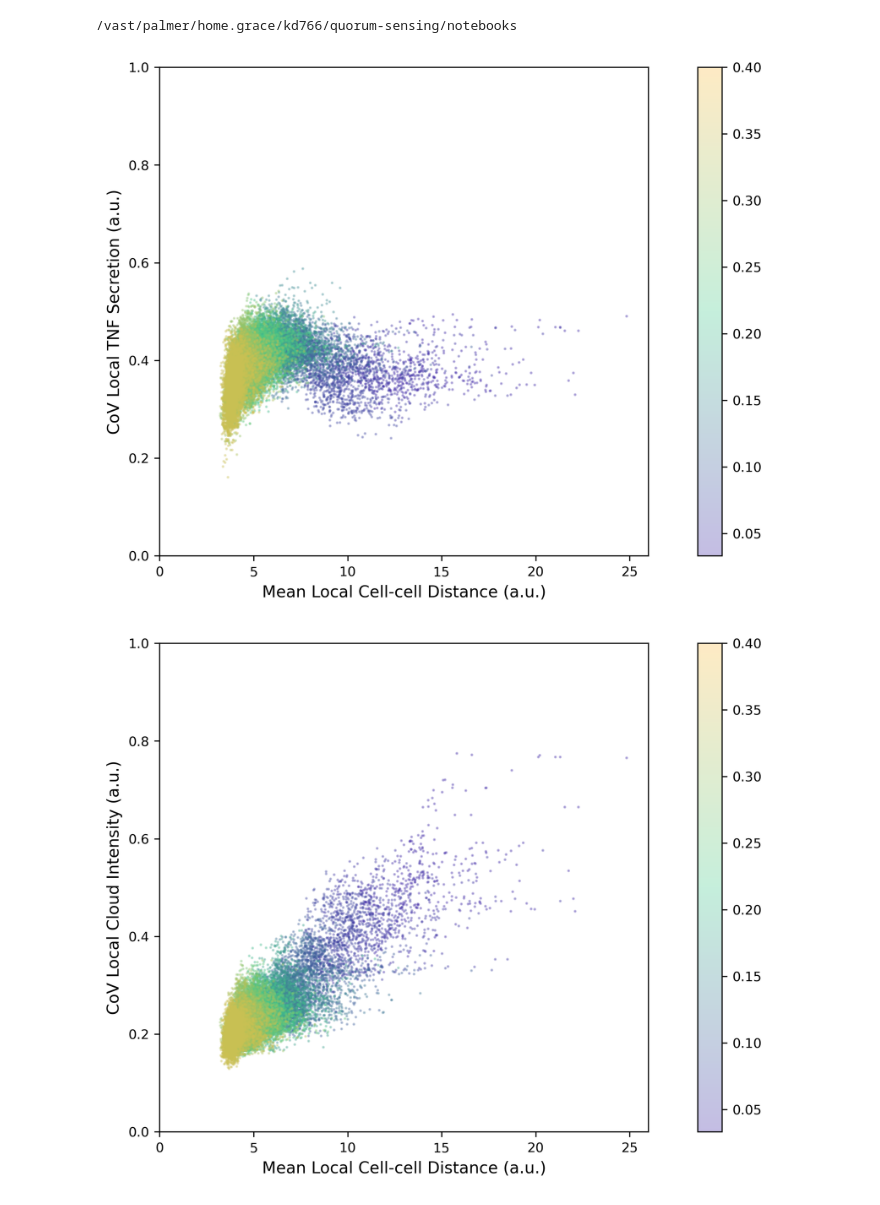
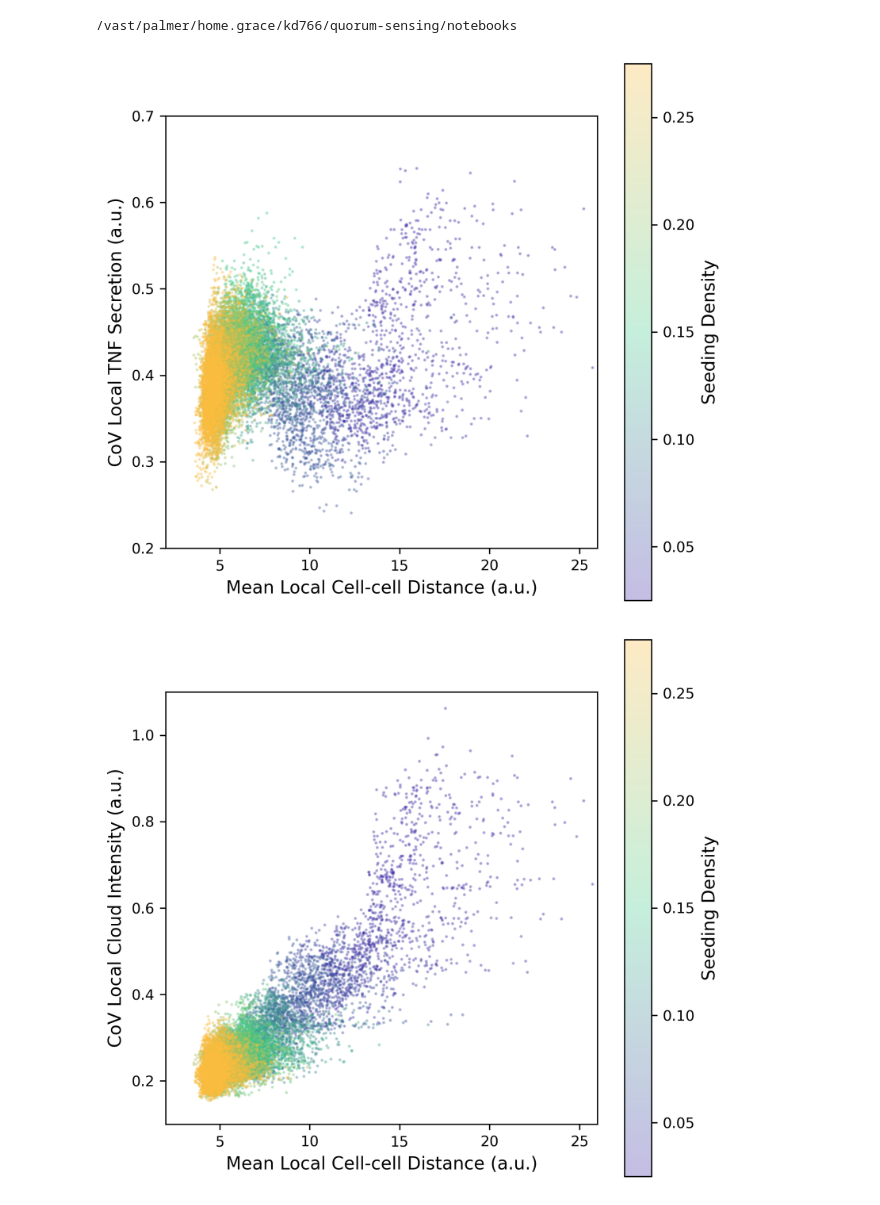
Before and after one commit to karthik-d/quorum-sensing-network, a Jupyter notebook: notebooks/cov_v_dist.ipynb, the cells around one changed output. Cells and saved outputs as stored; diff of their text form; code cells hidden in the pictures.

Commit message:
fix cov dist plots

```diff
--- a/notebooks/cov_v_dist.ipynb
+++ b/notebooks/cov_v_dist.ipynb
@@ -291,35 +291,35 @@ def plot_local_trends(feedback_str, levels_overlay_fig, cloud_overlay_fig, n_nei
         cloud_overlay_idx += 1 if cloud_overlayed else 0
 
     plot.figure(levels_overlay_fig)
-    plot.colorbar(levels_overlay)
-    levels_ax.set_xlim([0, 26])
-    levels_ax.set_ylim([-0.1, 1])
+    plot.colorbar(levels_overlay, label="Seeding Density", location='right')
 
     plot.figure(cloud_overlay_fig)
-    plot.colorbar(cloud_overlay)
-    cloud_ax.set_xlim([0, 26])
-    cloud_ax.set_ylim([-0.1, 1])
+    plot.colorbar(cloud_overlay, label="Seeding Density", location='right')
 # %%
 # select some densities to overlay on a single plot.
 # strings must match how they occur in the filename.
-levels_overlay_densities_l = ["0.0333", "0.05", "0.0667", "0.1", "0.125", "0.15",
-	"0.175", "0.2", "0.225", "0.25", "0.275", "0.30", "0.325", "0.35", "0.375", "0.40"]
-cloud_overlay_densities_l = ["0.0333", "0.05", "0.0667", "0.1", "0.125", "0.15",
-	"0.175", "0.2", "0.225", "0.25", "0.275", "0.30", "0.325", "0.35", "0.375", "0.40"]
+levels_overlay_densities_l = ["0.025", "0.03", "0.0333", "0.05", "0.0667", "0.1", "0.125", "0.15",
+	"0.175", "0.2", "0.225", "0.25", "0.275"]
+cloud_overlay_densities_l = ["0.025", "0.03", "0.0333", "0.05", "0.0667", "0.1", "0.125", "0.15",
+	"0.175", "0.2", "0.225", "0.25", "0.275"]
 
 cloud_density_vals = [float(x) for x in cloud_overlay_densities_l]
 levels_density_vals = [float(x) for x in levels_overlay_densities_l]
 
-cloud_overlay_fig = plot.figure(figsize=(12, 6), dpi=300)
-levels_overlay_fig = plot.figure(figsize=(12, 6), dpi=300)
+cloud_overlay_fig = plot.figure(figsize=(6, 6), dpi=300)
+levels_overlay_fig = plot.figure(figsize=(6, 6), dpi=300)
 plot_local_trends("", cloud_overlay_fig, levels_overlay_fig, n_neighbors=40)
 plot.figure(cloud_overlay_fig)
-plot.savefig("cloud.png")
+plot.xlim([2, 26])
+plot.ylim([0.2, 0.7])
+plot.savefig("clouds.png")
 plot.figure(levels_overlay_fig)
+plot.xlim([2, 26])
+plot.ylim([0.1, 1.1])
 plot.savefig("levels.png")
 # %% [output]
-[figure, old version]
+[figure, new version]
-[figure, old version]
+[figure, new version]
 # %%
 # select some densities to overlay on a single plot.
 # strings must match how they occur in the filename.
```
Also changed, not shown: parts of 1 cell of this notebook, 2 other files.
